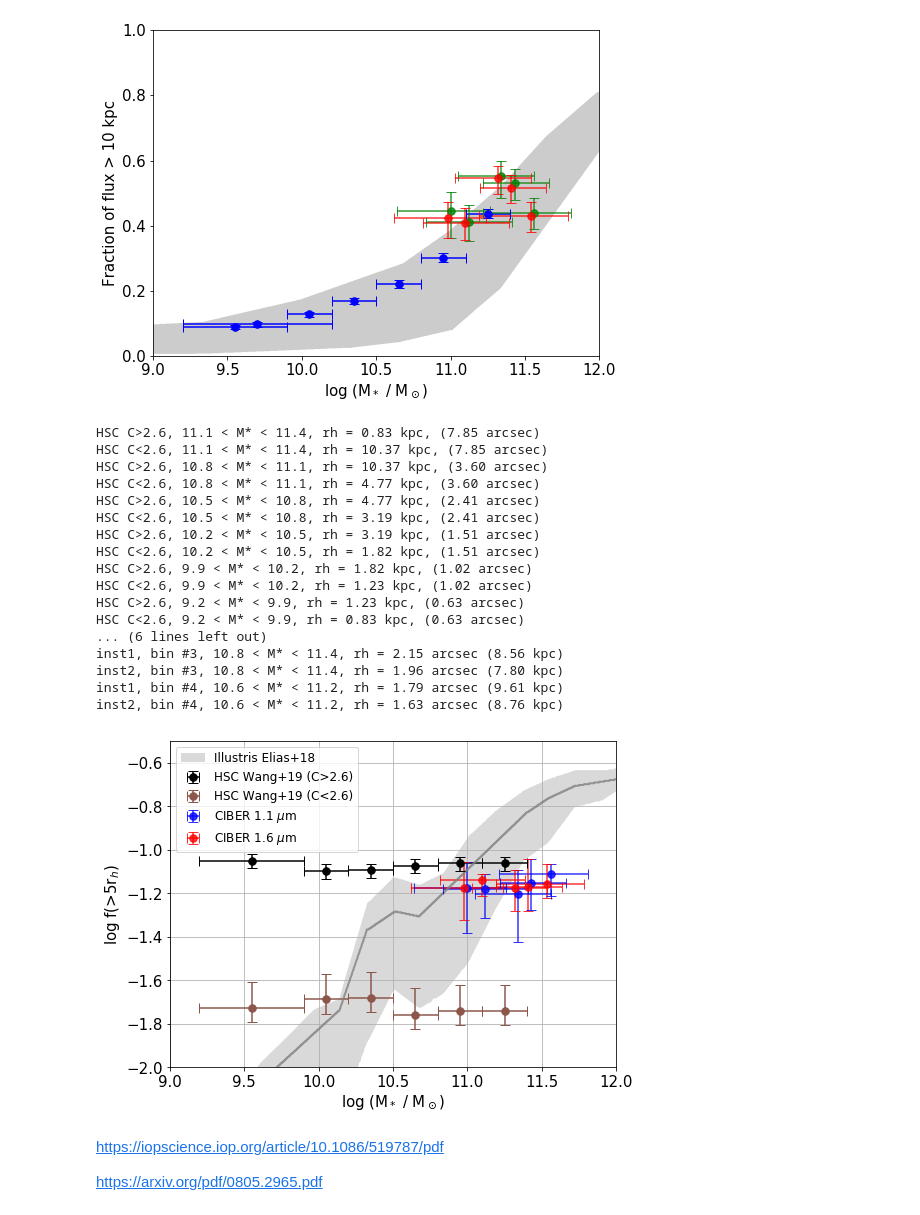
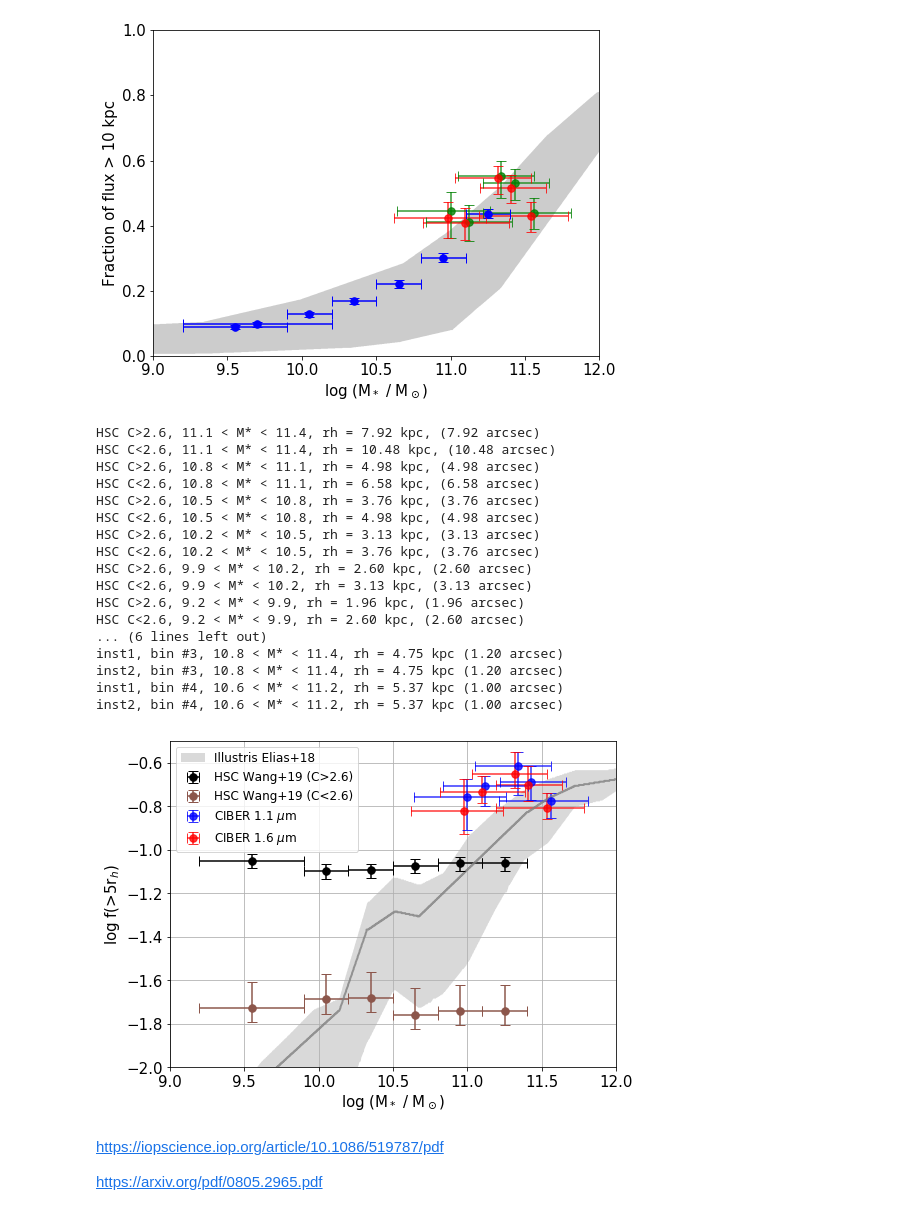
Before and after one commit to yuntingcheng/python_ciber, a Jupyter notebook: stack_modelfit/Untitled2.ipynb, the cells around one changed output. Drawn from its saved outputs; the diff is of its cells as text; code cells hidden in the pictures.

```diff
--- a/stack_modelfit/Untitled2.ipynb
+++ b/stack_modelfit/Untitled2.ipynb
@@ -833,20 +853,22 @@ for i,(R200,Mstr_low, Mstr_high,z) in enumerate(zip([459.08,288.16,214.80,173.18
     p_low_HSC3 = galprofdat_HSC3['I_arr']
 
     idx_half = np.argmin(np.abs(np.cumsum(p_HSC*r_arr**2)/np.sum(p_HSC*r_arr**2) - 0.5))
-    sp = np.where((r_arr > 5*r_arr[idx_half]))[0]
-    rh_arcsec = r_arr[idx_half] * cosmo.arcsec_per_kpc_proper(z).value
+    rh_arcsec = r_arr[idx_half]
+    rh_kpc = rh_arcsec / cosmo.arcsec_per_kpc_proper(z).value
+    sp = np.where((r_arr > 5*rh_arcsec))[0]
     print('HSC C>2.6, %.1f < M* < %.1f, rh = %.2f kpc, (%.2f arcsec)'\
-          %(Mstr_low, Mstr_high, rh, rh_arcsec))
+          %(Mstr_low, Mstr_high, r_arr[idx_half], rh_arcsec))
 
     fHSC = np.log10(np.sum(p_HSC[sp]*r_arr[sp]**2)/np.sum(p_HSC*r_arr**2))
     f_low_HSC = np.log10(np.sum(p_low_HSC[sp]*r_arr[sp]**2)/np.sum(p_low_HSC*r_arr**2))
     f_high_HSC = np.log10(np.sum(p_high_HSC[sp]*r_arr[sp]**2)/np.sum(p_high_HSC*r_arr**2))
 
     idx_half = np.argmin(np.abs(np.cumsum(p_HSC3*r_arr**2)/np.sum(p_HSC3*r_arr**2) - 0.5))
-    sp = np.where((r_arr > 5*r_arr[idx_half]))[0]
-    rh = r_arr[idx_half] * cosmo.arcsec_per_kpc_proper(z).value
+    rh_arcsec = r_arr[idx_half]
+    rh_kpc = rh_arcsec / cosmo.arcsec_per_kpc_proper(z).value
+    sp = np.where((r_arr > 5*rh_arcsec))[0]
     print('HSC C<2.6, %.1f < M* < %.1f, rh = %.2f kpc, (%.2f arcsec)'\
-          %(Mstr_low, Mstr_high, rh, rh_arcsec))
+          %(Mstr_low, Mstr_high, r_arr[idx_half], rh_arcsec))
 
     fHSC3 = np.log10(np.sum(p_HSC3[sp]*r_arr[sp]**2)/np.sum(p_HSC3*r_arr**2))
     f_low_HSC3 = np.log10(np.sum(p_low_HSC3[sp]*r_arr[sp]**2)/np.sum(p_low_HSC3*r_arr**2))
@@ -892,56 +914,60 @@ for i,c in enumerate(['#ff0000','#ff5f00','#ffaf87','#0000ff','#0087ff']):
         p_low = galprofdat['I_arr']
 
         idx_half = np.argmin(np.abs(np.cumsum(p*r_arr**2)/np.sum(p*r_arr**2) - 0.5))
-        sp = np.where((r_arr > 5*r_arr[idx_half]))[0]
-        rh_kpc = r_arr[idx_half] / cosmo.arcsec_per_kpc_proper(z).value
-        print('inst%d, bin #%d, %.1f < M* < %.1f, rh = %.2f arcsec (%.2f kpc)'\
-              %(inst,i, Mstr_low, Mstr_high, r_arr[idx_half], rh_kpc))
+        rh_arcsec = np.median(srcinfo[i]['dfpetro']['petroR50_r'])#r_arr[idx_half]
+        rh_kpc = rh_arcsec / cosmo.arcsec_per_kpc_proper(z).value
+        sp = np.where((r_arr > 5*rh_arcsec))[0]
+        print('inst%d, bin #%d, %.1f < M* < %.1f, rh = %.2f kpc (%.2f arcsec)'\
+              %(inst,i, Mstr_low, Mstr_high, rh_kpc, rh_arcsec))
 
         if inst == 1:
             f1 = np.log10(np.sum(p[sp]*r_arr[sp]**2)/np.sum(p*r_arr**2))
             f1_low = np.log10(np.sum(p_low[sp]*r_arr[sp]**2)/np.sum(p_low*r_arr**2))
             f1_high = np.log10(np.sum(p_high[sp]*r_arr[sp]**2)/np.sum(p_high*r_arr**2))
             ax.errorbar([Mstr*1.001], [f1], xerr=[[Mstr-Mstr_low],[Mstr_high-Mstr]],
                            yerr=[[f1 - f1_high],[f1_low - f1]], alpha=0.8,
                             fmt='.',capsize=5, markersize=15, c='b', label = r'CIBER 1.1 $\mu$m')
         else:
             f2 = np.log10(np.sum(p[sp]*r_arr[sp]**2)/np.sum(p*r_arr**2))
             f2_low = np.log10(np.sum(p_low[sp]*r_arr[sp]**2)/np.sum(p_low*r_arr**2))
             f2_high = np.log10(np.sum(p_high[sp]*r_arr[sp]**2)/np.sum(p_high*r_arr**2))
             ax.errorbar([Mstr*0.999], [f2], xerr=[[Mstr-Mstr_low],[Mstr_high-Mstr]],
                            yerr=[[f2 - f1_high],[f2_low - f2]], alpha=0.8,
                             fmt='.',capsize=5, markersize=15, c='r', label = r'CIBER 1.6 $\mu$m')
 
     if i==0:
         ax.legend(fontsize=12,loc=2)
 ax.set_ylim([-2,-0.5])
 ax.set_xlim([9,12])
 ax.grid()
 ax.set_xlabel('log (M$_*$ / M$_\odot$)', fontsize=15)
 ax.set_ylabel(r'log f(>5r$_h$)', fontsize=15)
 ax.tick_params(axis='x', labelsize=15)
 ax.tick_params(axis='y', labelsize=15)
 # plt.savefig('plots/paperfig/frac_5rh.png',
 #             dpi = 200, bbox_inches='tight')
+
+plt.savefig('/Users/ytcheng/Desktop/frac_5rh_petro50.png',
+            dpi = 200, bbox_inches='tight')
 # %% [output]
-HSC C>2.6, 11.1 < M* < 11.4, rh = 0.83 kpc, (7.85 arcsec)
-HSC C<2.6, 11.1 < M* < 11.4, rh = 10.37 kpc, (7.85 arcsec)
-HSC C>2.6, 10.8 < M* < 11.1, rh = 10.37 kpc, (3.60 arcsec)
-HSC C<2.6, 10.8 < M* < 11.1, rh = 4.77 kpc, (3.60 arcsec)
-HSC C>2.6, 10.5 < M* < 10.8, rh = 4.77 kpc, (2.41 arcsec)
-HSC C<2.6, 10.5 < M* < 10.8, rh = 3.19 kpc, (2.41 arcsec)
-HSC C>2.6, 10.2 < M* < 10.5, rh = 3.19 kpc, (1.51 arcsec)
-HSC C<2.6, 10.2 < M* < 10.5, rh = 1.82 kpc, (1.51 arcsec)
-HSC C>2.6, 9.9 < M* < 10.2, rh = 1.82 kpc, (1.02 arcsec)
-HSC C<2.6, 9.9 < M* < 10.2, rh = 1.23 kpc, (1.02 arcsec)
-HSC C>2.6, 9.2 < M* < 9.9, rh = 1.23 kpc, (0.63 arcsec)
-HSC C<2.6, 9.2 < M* < 9.9, rh = 0.83 kpc, (0.63 arcsec)
+HSC C>2.6, 11.1 < M* < 11.4, rh = 7.92 kpc, (7.92 arcsec)
+HSC C<2.6, 11.1 < M* < 11.4, rh = 10.48 kpc, (10.48 arcsec)
+HSC C>2.6, 10.8 < M* < 11.1, rh = 4.98 kpc, (4.98 arcsec)
+HSC C<2.6, 10.8 < M* < 11.1, rh = 6.58 kpc, (6.58 arcsec)
+HSC C>2.6, 10.5 < M* < 10.8, rh = 3.76 kpc, (3.76 arcsec)
+HSC C<2.6, 10.5 < M* < 10.8, rh = 4.98 kpc, (4.98 arcsec)
+HSC C>2.6, 10.2 < M* < 10.5, rh = 3.13 kpc, (3.13 arcsec)
+HSC C<2.6, 10.2 < M* < 10.5, rh = 3.76 kpc, (3.76 arcsec)
+HSC C>2.6, 9.9 < M* < 10.2, rh = 2.60 kpc, (2.60 arcsec)
+HSC C<2.6, 9.9 < M* < 10.2, rh = 3.13 kpc, (3.13 arcsec)
+HSC C>2.6, 9.2 < M* < 9.9, rh = 1.96 kpc, (1.96 arcsec)
+HSC C<2.6, 9.2 < M* < 9.9, rh = 2.60 kpc, (2.60 arcsec)
 ... (6 lines left out)
-inst1, bin #3, 10.8 < M* < 11.4, rh = 2.15 arcsec (8.56 kpc)
-inst2, bin #3, 10.8 < M* < 11.4, rh = 1.96 arcsec (7.80 kpc)
-inst1, bin #4, 10.6 < M* < 11.2, rh = 1.79 arcsec (9.61 kpc)
-inst2, bin #4, 10.6 < M* < 11.2, rh = 1.63 arcsec (8.76 kpc)
+inst1, bin #3, 10.8 < M* < 11.4, rh = 4.75 kpc (1.20 arcsec)
+inst2, bin #3, 10.8 < M* < 11.4, rh = 4.75 kpc (1.20 arcsec)
+inst1, bin #4, 10.6 < M* < 11.2, rh = 5.37 kpc (1.00 arcsec)
+inst2, bin #4, 10.6 < M* < 11.2, rh = 5.37 kpc (1.00 arcsec)
-[figure, old version]
+[figure, new version]
 # %% [markdown]
 https://iopscience.iop.org/article/10.1086/519787/pdf
 
```
Also changed, not shown: parts of 3 cells of this notebook, 4 other files.
